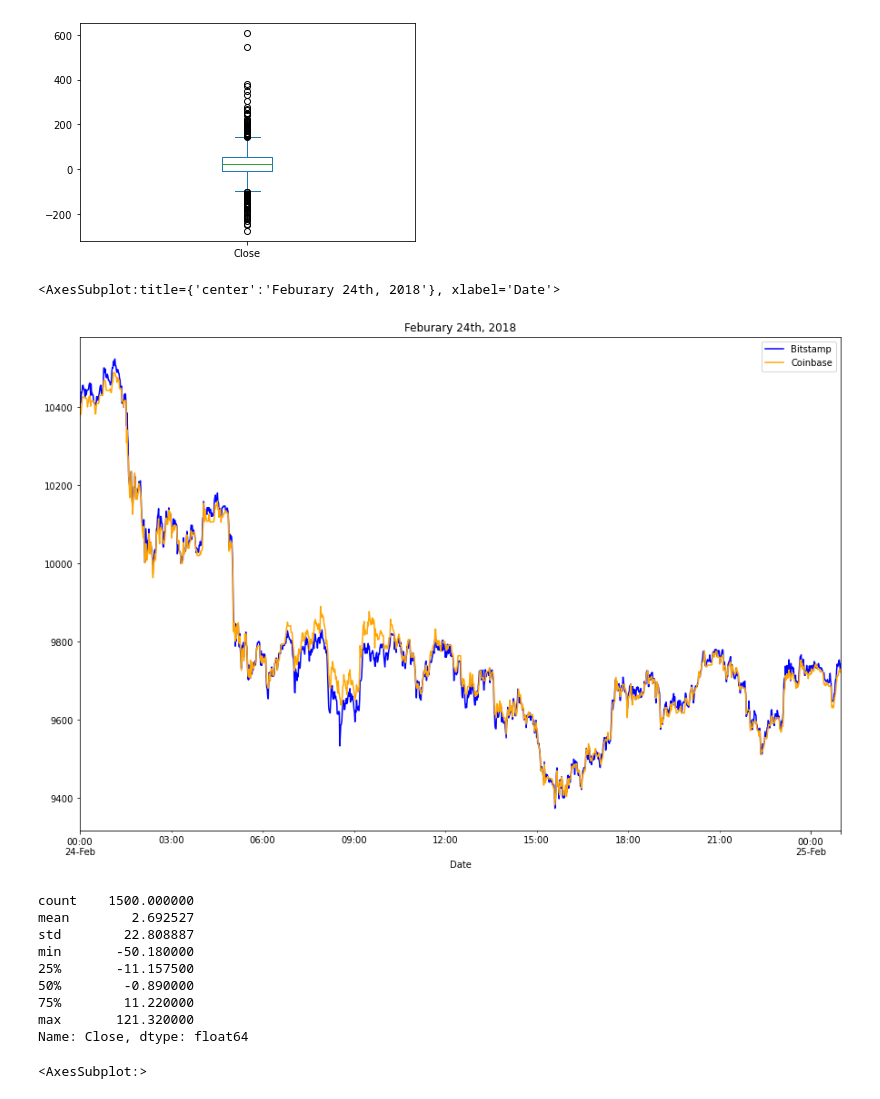
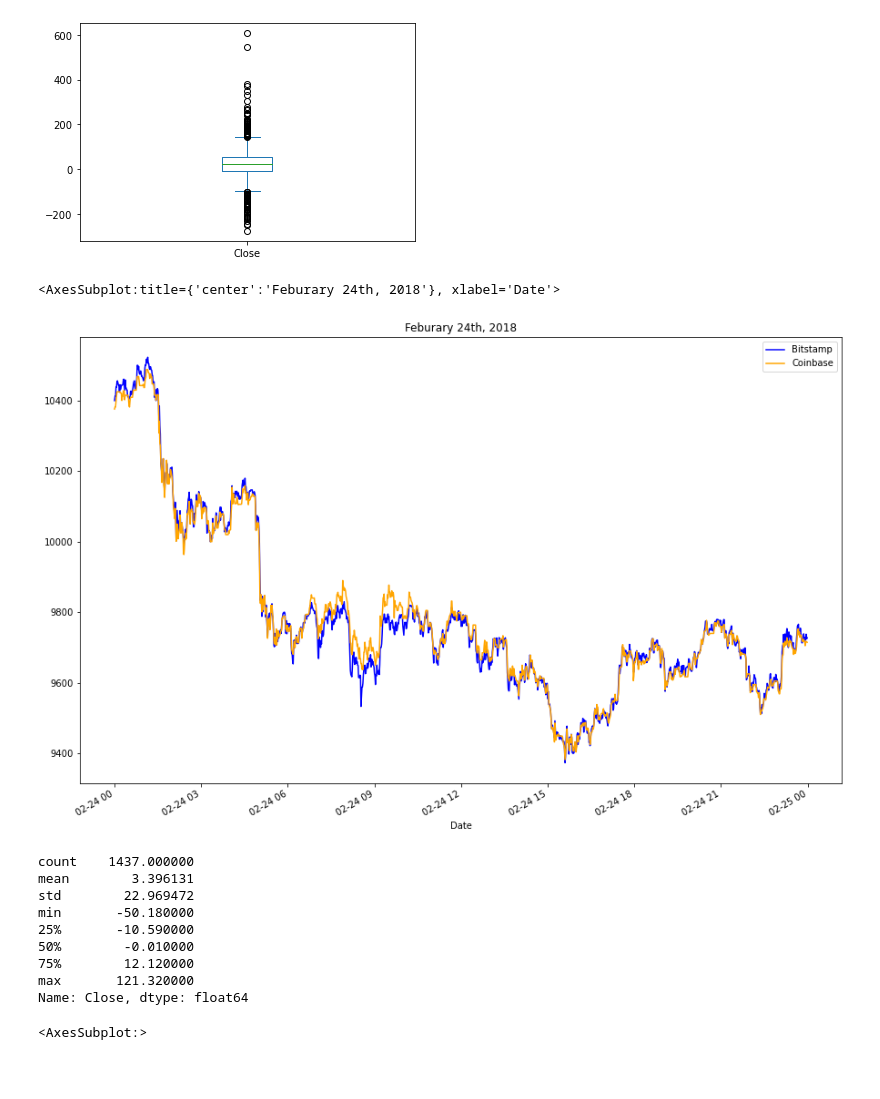
Before and after one commit to sungmoo89/Crypto-Arbitrage, a Jupyter notebook: crypto_arbitrage.ipynb, the cells around one changed output. Drawn from its saved outputs; the diff is of its cells as text; code cells hidden in the pictures; blank space fills up the shorter version.

```diff
--- a/crypto_arbitrage.ipynb
+++ b/crypto_arbitrage.ipynb
@@ -168,5 +168,3 @@ BTC Volume            11.792878
 USD Volume        117749.615721
 Weighted Price     10459.384448
 dtype: float64
-# %%
-bitstamp = bitstamp.fillna(method="ffill")
@@ -231,4 +218,4 @@ USD Volume        float64
 Weighted Price    float64
 dtype: object
 # %%
-bitstamp = bitstamp.fillna(method="ffill")
+bitstamp = bitstamp.dropna()
@@ -480,29 +473,29 @@ arbitrage_spread_early.plot(kind="box")
 # %%
 # Create an overlay plot that visualizes the two dataframes over a period of one day from the middle of the dataset.
 # Be sure that the plots include the parameters `legend`, `figsize`, `title`, `color` and `label`
 # YOUR CODE HERE
-bitstamp.loc["2018-02-24 00":"2018-02-25 00","Close"].plot(legend=True, figsize=(15, 10), title="Feburary 24th, 2018", color="blue", label="Bitstamp")
-coinbase.loc["2018-02-24 00":"2018-02-25 00","Close"].plot(legend=True, figsize=(15, 10), color="orange", label="Coinbase")
+bitstamp.loc["2018-02-24","Close"].plot(legend=True, figsize=(15, 10), title="Feburary 24th, 2018", color="blue", label="Bitstamp")
+coinbase.loc["2018-02-24","Close"].plot(legend=True, figsize=(15, 10), color="orange", label="Coinbase")
 # %% [output]
 <AxesSubplot:title={'center':'Feburary 24th, 2018'}, xlabel='Date'>
-[figure, old version]
+[figure, new version]
 # %%
 # Using the date in the middle that you have selected, calculate the arbitrage spread
 # by subtracting the bitstamp lower closing prices from the coinbase higher closing prices
-arbitrage_spread_middle = coinbase['Close'].loc["2018-02-24 00":"2018-02-25 00"] - bitstamp['Close'].loc["2018-02-24 00":"2018-02-25 00"]
+arbitrage_spread_middle = coinbase['Close'].loc["2018-02-24"] - bitstamp['Close'].loc["2018-02-24"]
 # YOUR CODE HERE
 
 # Generate summary statistics
 # YOUR CODE HERE
 arbitrage_spread_middle.describe()
 # %% [output]
-count    1500.000000
-mean        2.692527
-std        22.808887
+count    1437.000000
+mean        3.396131
+std        22.969472
 min       -50.180000
-25%       -11.157500
-50%        -0.890000
-75%        11.220000
+25%       -10.590000
+50%        -0.010000
+75%        12.120000
 max       121.320000
 Name: Close, dtype: float64
 # %%
```
Also changed, not shown: parts of 27 cells of this notebook.
